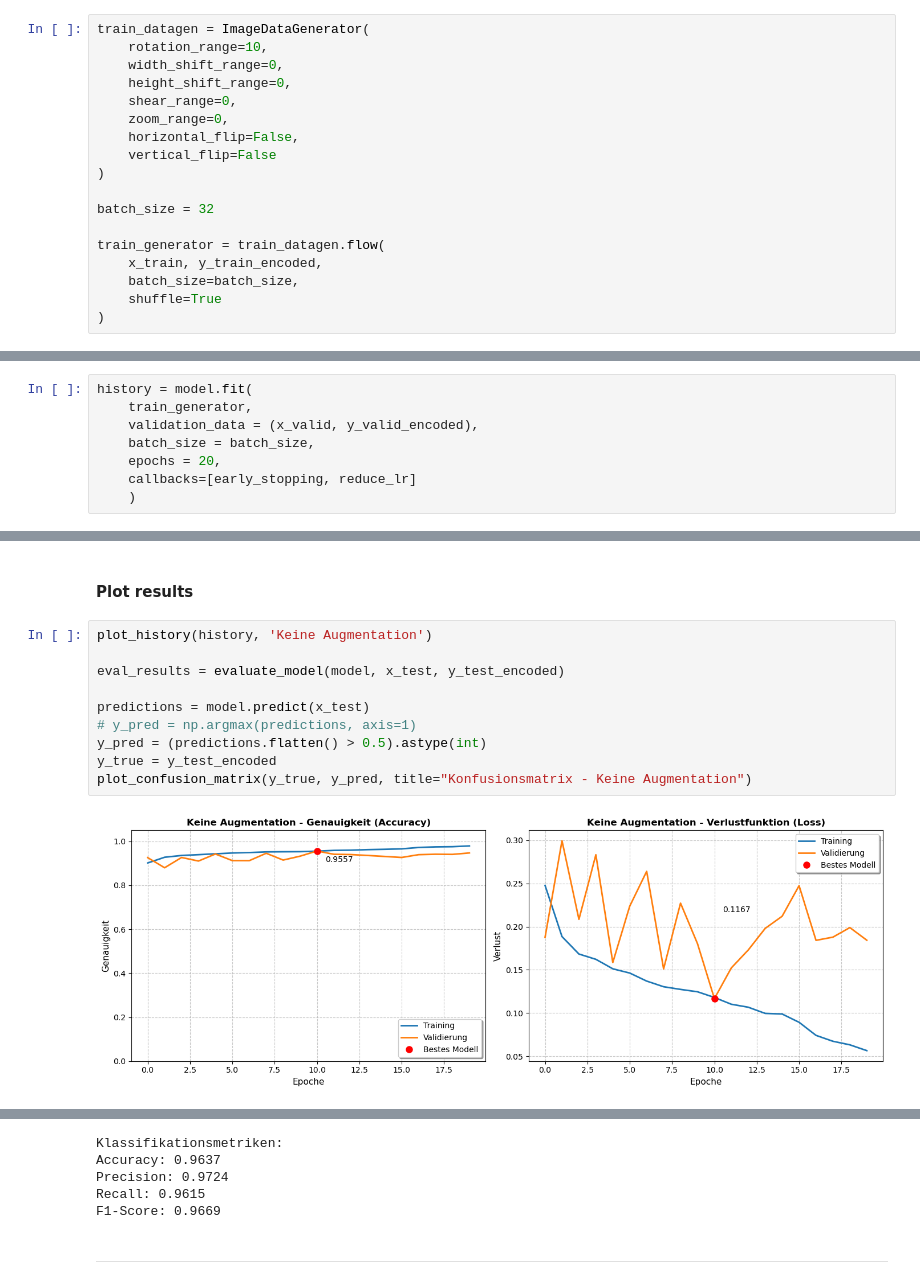
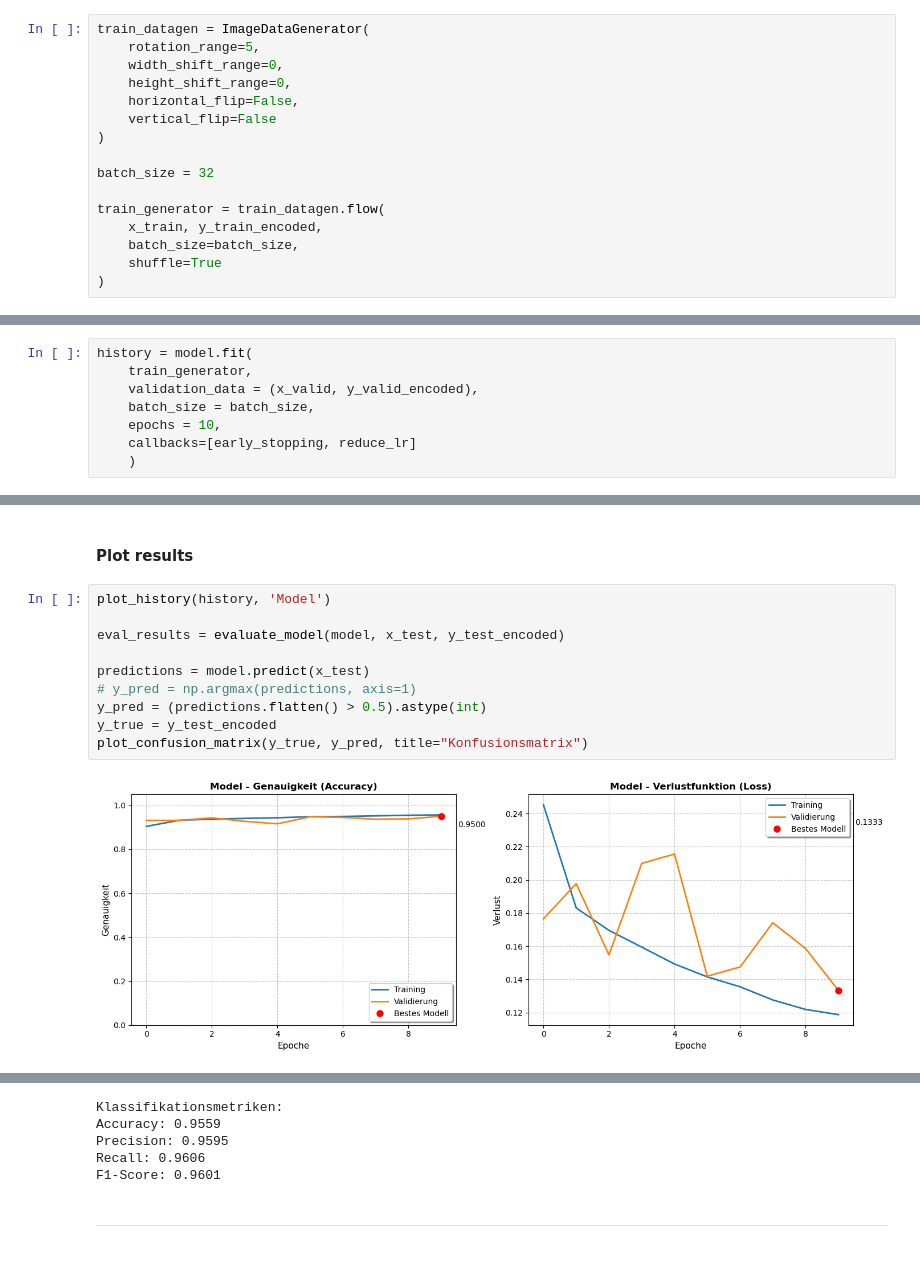
Before and after one commit to Benedikt52/ADA, a Jupyter notebook: Augmentation.ipynb, the cells around one changed output, grey strips where cells are left out. Saved outputs shown, nothing was run; the diff lists cells and outputs as text.

```diff
--- a/Augmentation.ipynb
+++ b/Augmentation.ipynb
@@ -307,11 +307,9 @@ def create_model():
 #### Data Augmentation
 # %%
 train_datagen = ImageDataGenerator(
-    rotation_range=10,
+    rotation_range=5,
     width_shift_range=0,
     height_shift_range=0,
-    shear_range=0,
-    zoom_range=0,
     horizontal_flip=False,
     vertical_flip=False
 )
@@ -372,7 +370,7 @@ history = model.fit(
     train_generator,
     validation_data = (x_valid, y_valid_encoded),
     batch_size = batch_size,
-    epochs = 20,
+    epochs = 10,
     callbacks=[early_stopping, reduce_lr]
     )
 # %% [output]
@@ -397,15 +397,15 @@ Epoch 20/20
 # %% [markdown]
 #### Plot results
 # %%
-plot_history(history, 'Keine Augmentation')
+plot_history(history, 'Model')
 
 eval_results = evaluate_model(model, x_test, y_test_encoded)
 
 predictions = model.predict(x_test)
 # y_pred = np.argmax(predictions, axis=1)
 y_pred = (predictions.flatten() > 0.5).astype(int)
 y_true = y_test_encoded
-plot_confusion_matrix(y_true, y_pred, title="Konfusionsmatrix - Keine Augmentation")
+plot_confusion_matrix(y_true, y_pred, title="Konfusionsmatrix")
 # %% [output]
-[figure, old version]
+[figure, new version]
 Modell-Metriken: ['loss', 'compile_metrics']
@@ -419,7 +419,7 @@ CM in der Funktion: [[2725   95]
 Klassifikationsmetriken:
-Accuracy: 0.9637
-Precision: 0.9724
-Recall: 0.9615
-F1-Score: 0.9669
+Accuracy: 0.9559
+Precision: 0.9595
+Recall: 0.9606
+F1-Score: 0.9601
 # %% [markdown]
 ___
```
Also changed, not shown: parts of 5 cells of this notebook, 8 other files.
